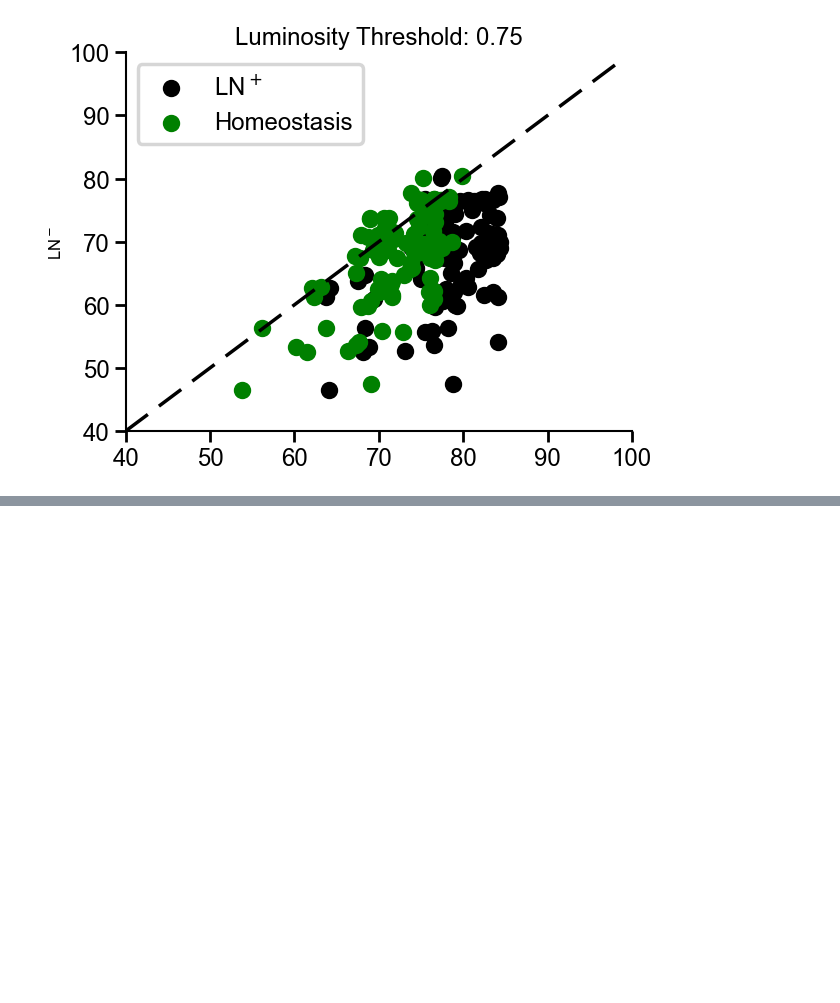
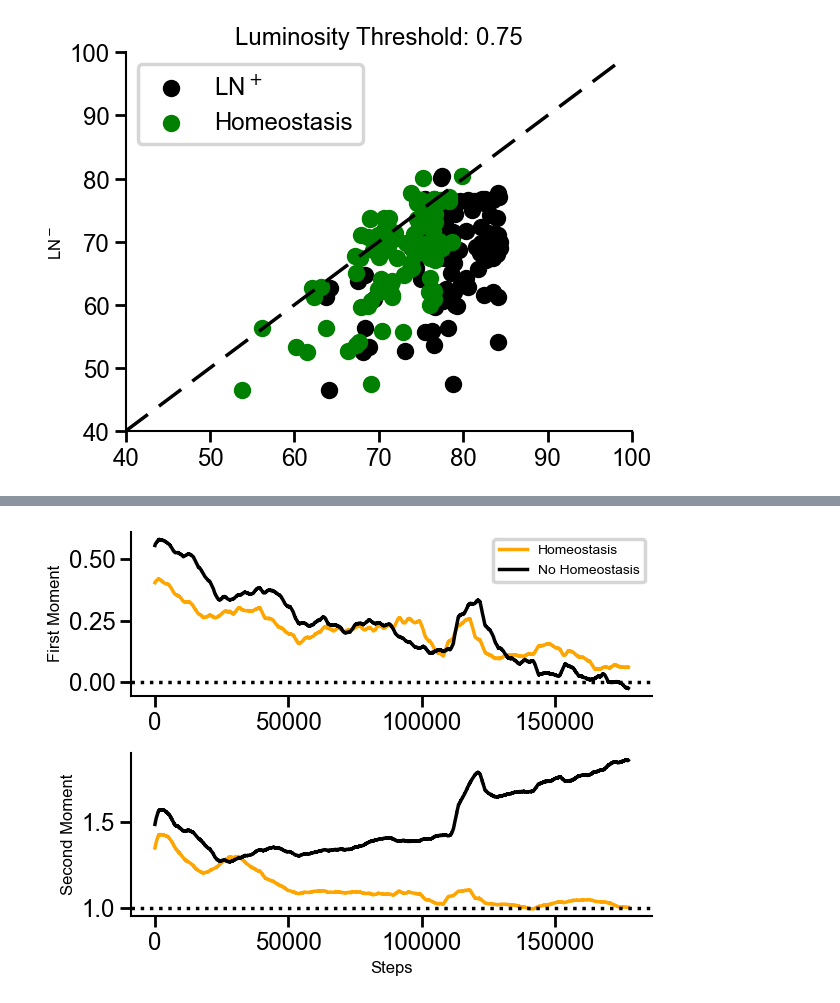
Before and after one commit to RoyHEyono/HomeostaticDANN, a Jupyter notebook: models/dense_mnist_task/notebooks/naisys_plots.ipynb, the cells around one changed output, grey strips where cells are left out. Drawn from its saved outputs; the diff is of its cells as text; code cells hidden in the pictures; blank space fills up the shorter version.

```diff
--- a/models/dense_mnist_task/notebooks/naisys_plots.ipynb
+++ b/models/dense_mnist_task/notebooks/naisys_plots.ipynb
@@ -295,0 +210,73 @@ Text(0, 0.5, 'Median Accuracy (Top 10 architectures)')
+# %%
+# NOTE: Take long to run
+
+import matplotlib.gridspec as gridspec
+
+plt.close('all')
+fig = plt.figure()
+
+gs1 = gridspec.GridSpec(2, 1)
+ax1 = fig.add_subplot(gs1[0])
+ax2 = fig.add_subplot(gs1[1])
+
+best_n_runs = 1
+first_moment = []
+second_moment = []
+
+for idx, run in enumerate(runs_dict["runs_homeostasis"][:best_n_runs]):
+    first_val = []
+    second_val = []
+    for row in run.scan_history(keys=["train_fc1_mu", "train_fc1_var"]):
+        first_val.append(row["train_fc1_mu"])
+        second_val.append(row["train_fc1_var"])
+    first_moment.append(first_val)
+    second_moment.append(second_val)
+
+first_moment = np.mean(first_moment, axis=0)
+second_moment = np.mean(second_moment, axis=0)
+
+# Moving average with a window of 5,000
+window_size = 10000
+first_moment = np.convolve(first_moment, np.ones(window_size)/window_size, mode='valid')
+second_moment = np.convolve(second_moment, np.ones(window_size)/window_size, mode='valid')
+
+ax1.plot(first_moment, color='orange', label="Homeostasis" if idx==0 else None)
+ax2.plot(second_moment, color='orange', label="Second Moment" if idx==0 else None)
+
+ax2.set_xlabel("Steps")
+ax1.set_ylabel("First Moment")
+ax2.set_ylabel("Second Moment")
+
+ax1.axhline(y=0, color='black', linestyle='dotted')
+ax2.axhline(y=1, color='black', linestyle='dotted')
+
+# Section: No Homeostasis
+
+best_n_runs = 1
+no_homeostasis_first_moment = []
+no_homeostasis_second_moment = []
+
+for idx, run in enumerate(runs_dict["runs_vanilla_dann"][:best_n_runs]):
+    first_val = []
+    second_val = []
+    for row in run.scan_history(keys=["train_fc1_mu", "train_fc1_var"]):
+        first_val.append(row["train_fc1_mu"])
+        second_val.append(row["train_fc1_var"])
+    no_homeostasis_first_moment.append(first_val)
+    no_homeostasis_second_moment.append(second_val)
+
+no_homeostasis_first_moment = np.mean(no_homeostasis_first_moment, axis=0)
+no_homeostasis_second_moment = np.mean(no_homeostasis_second_moment, axis=0)
+
+# Moving average with a window of 5,000
+window_size = 10000
+no_homeostasis_first_moment = np.convolve(no_homeostasis_first_moment, np.ones(window_size)/window_size, mode='valid')
+no_homeostasis_second_moment = np.convolve(no_homeostasis_second_moment, np.ones(window_size)/window_size, mode='valid')
+
+ax1.plot(no_homeostasis_first_moment, color='black', label="No Homeostasis" if idx==0 else None)
+ax2.plot(no_homeostasis_second_moment, color='black', label="Second Moment" if idx==0 else None)
+
+ax1.legend(fontsize='small')
+
+gs1.tight_layout(fig)
+# %% [output]
@@ -295,0 +284 @@ Text(0, 0.5, 'Median Accuracy (Top 10 architectures)')
+[figure, added]
```
Also changed, not shown: parts of 3 cells of this notebook, 2 other files.
